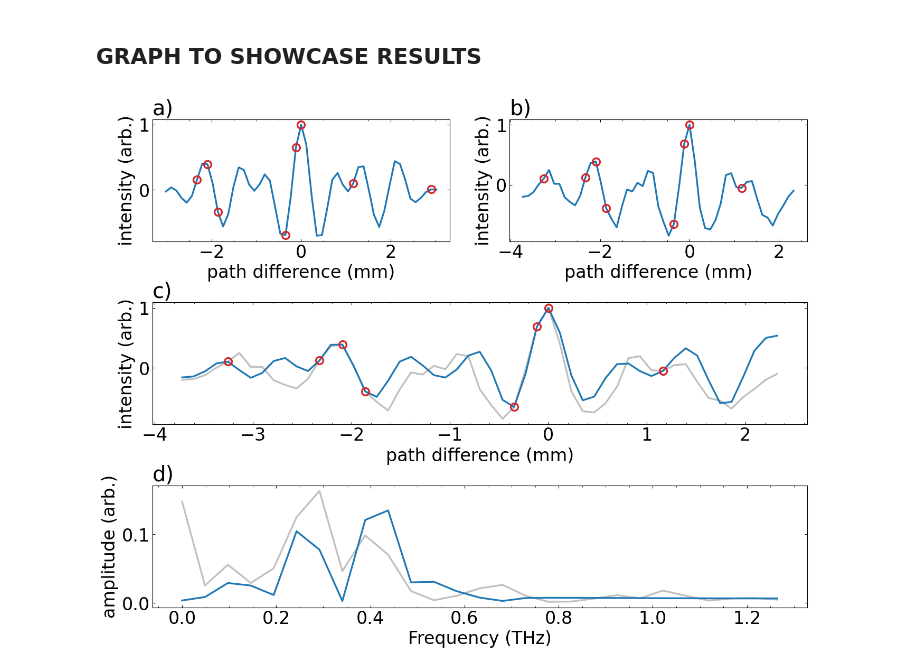
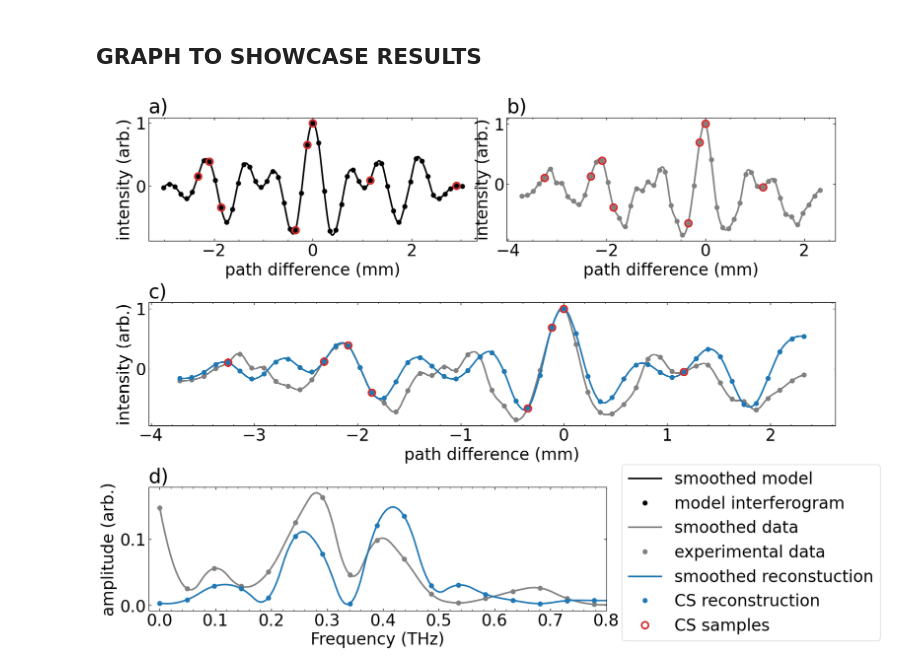
Before and after one commit to Jammi-Dodgers/THz-Compressed-Sensing, a Jupyter notebook: CS_brute_assisted_manual.ipynb, the cells around one changed output. Saved outputs shown, nothing was run; the diff lists cells and outputs as text; code cells hidden in the pictures.

```diff
--- a/CS_brute_assisted_manual.ipynb
+++ b/CS_brute_assisted_manual.ipynb
@@ -258,45 +258,59 @@ simulation /= np.max(simulation)
 
 exp_sensors = [12, 14, 16, 29, 31, 32, 42,  4]
 sim_sensors = exp_sensors -np.argmax(experiment) +np.argmax(simulation) #recenter
 sim_sensors = sim_sensors %total_points #wrap around
 
 samples = np.full_like(target, np.nan)
 samples[exp_sensors] = target[exp_sensors]
 cs_result = cs.compressed_sensing(samples, alpha= regularization_coeffient, domain= "IDCT")
-cs_spectrum = np.abs(np.fft.rfft(cs_result, norm= "forward"))
-exp_spectrum = np.abs(np.fft.rfft(experiment, norm= "forward"))
+cs_spectrum = np.fft.rfft(cs_result, norm= "forward")
+exp_spectrum = np.fft.rfft(experiment, norm= "forward")
 
 idx = np.arange(total_points)
 sim_displacement = pixel_pitch*1e-3 *(idx -np.argmax(simulation)) # in mm
 sim_path_difference = 2*sim_displacement*np.sin(np.deg2rad(theta/60))
 exp_displacement = pixel_pitch*1e-3 *(idx -np.argmax(experiment)) # in mm
 exp_path_difference = 2*exp_displacement*np.sin(np.deg2rad(theta/60))
 
+def interpolate(y):
+    index = np.arange(len(y))
+    interp_index = np.arange(0, len(y) -0.9, 0.1)
+    interp = spinterp.interp1d(index, y, kind= "quadratic")
+    return interp(interp_index)
 
-axs_mosaic = [["a)", "b)"],
-              ["c)", "c)"],
-              ["d)", "d)"]]
+axs_mosaic = [["a)", "a)", "b)", "b)"],
+              ["c)", "c)", "c)", "c)"],
+              ["d)", "d)", "d)", ""]]
 
-fig, axs = plt.subplot_mosaic(axs_mosaic, figsize= (16,12), gridspec_kw= {"hspace": 0.5})
+fig, axs = plt.subplot_mosaic(axs_mosaic, figsize= (18,13), gridspec_kw= {"hspace": 0.5}, width_ratios= [2, 1, 1, 2])
 [ax.set_title(label, loc='left') for label, ax in axs.items()]
 
-axs["a)"].plot(sim_path_difference, simulation)
+axs["a)"].plot(interpolate(sim_path_difference), interpolate(simulation), color= "black", label= "smoothed model")
+axs["a)"].plot(sim_path_difference, simulation, color= "black", linestyle= "none", marker= ".", label= "model interferogram")
 axs["a)"].plot(sim_path_difference[sim_sensors], simulation[sim_sensors], linestyle= "none", marker= "o", markerfacecolor= "none", markeredgecolor= "tab:red")
 axs["a)"].set(xlabel= "path difference (mm)", ylabel= "intensity (arb.)")
 
-axs["b)"].plot(exp_path_difference, experiment)
+axs["b)"].plot(interpolate(exp_path_difference), interpolate(experiment), color= "gray")
+axs["b)"].plot(exp_path_difference, experiment, color= "gray", linestyle= "none", marker= ".")
 axs["b)"].plot(exp_path_difference[exp_sensors], experiment[exp_sensors], linestyle= "none", marker= "o", markerfacecolor= "none", markeredgecolor= "tab:red")
 axs["b)"].set(xlabel= "path difference (mm)", ylabel= "intensity (arb.)")
 
-axs["c)"].plot(exp_path_difference, experiment, color= "silver")
-axs["c)"].plot(exp_path_difference, cs_result, color= "tab:blue")
-axs["c)"].plot(exp_path_difference[exp_sensors], experiment[exp_sensors], linestyle= "none", marker= "o", markerfacecolor= "none", markeredgecolor= "tab:red")
+axs["c)"].plot(interpolate(exp_path_difference), interpolate(experiment), color= "gray", label= "smoothed data")
+axs["c)"].plot(exp_path_difference, experiment, color= "gray", linestyle= "none", marker= ".", label= "experimental data")
+axs["c)"].plot(interpolate(exp_path_difference), interpolate(cs_result), color= "tab:blue", label= "smoothed reconstuction")
+axs["c)"].plot(exp_path_difference, cs_result, color= "tab:blue", linestyle= "none", marker= ".", label= "CS reconstruction")
+axs["c)"].plot(exp_path_difference[exp_sensors], experiment[exp_sensors], linestyle= "none", marker= "o", markerfacecolor= "none", markeredgecolor= "tab:red", label= "CS samples")
 axs["c)"].set(xlabel= "path difference (mm)", ylabel= "intensity (arb.)")
 
-axs["d)"].plot(freqs, exp_spectrum, color= "silver")
-axs["d)"].plot(freqs, cs_spectrum, color= "tab:blue")
-axs["d)"].set(xlabel= "Frequency (THz)", ylabel= "amplitude (arb.)")
+axs["d)"].plot(interpolate(freqs), interpolate(np.abs(exp_spectrum)), color= "gray")
+axs["d)"].plot(freqs, np.abs(exp_spectrum), color= "gray", linestyle= "none", marker= ".")
+axs["d)"].plot(interpolate(freqs), interpolate(np.abs(cs_spectrum)), color= "tab:blue")
+axs["d)"].plot(freqs, np.abs(cs_spectrum), color= "tab:blue", linestyle= "none", marker= ".", label= "")
+axs["d)"].set(xlabel= "Frequency (THz)", ylabel= "amplitude (arb.)", xlim= (-0.02, 0.8))
 
+axs[""].set_axis_off()
+
+plt.figlegend(loc= "lower left", bbox_to_anchor= (0.65, 0.05))
 plt.show()
 # %% [output]
-[figure, old version]
+[figure, new version]
```
Also changed, not shown: parts of 1 cell of this notebook, 3 other files.
